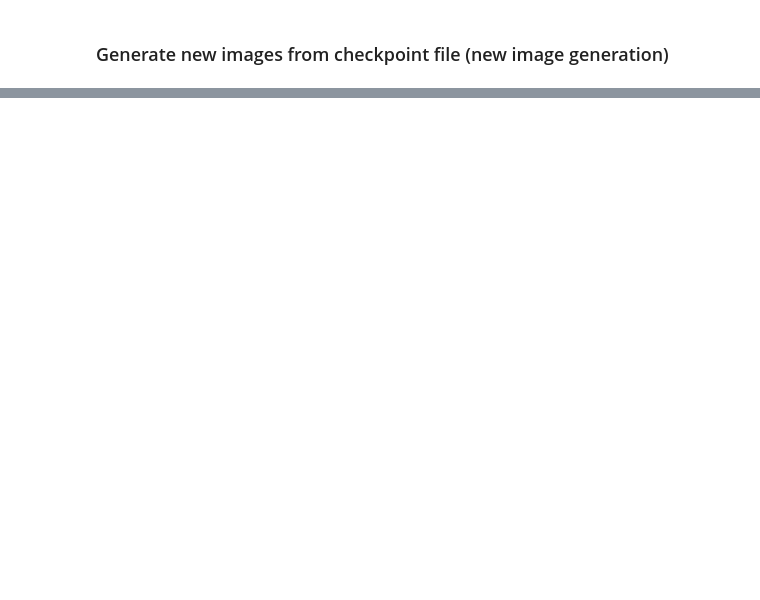
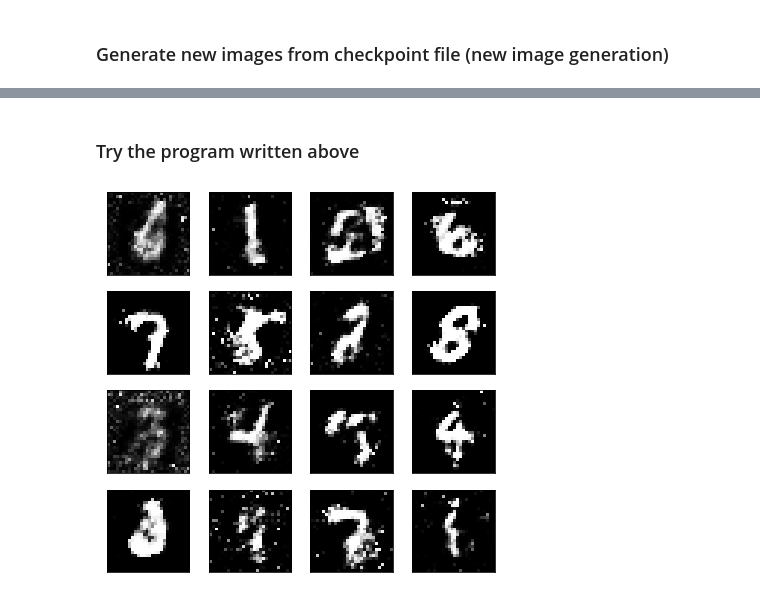
Before and after one commit to akadahiroyasu/GAN_introduction, a Jupyter notebook: GAN_MNIST.ipynb, the cells around one changed output, grey strips where cells are left out. Cells and saved outputs as stored; diff of their text form; code cells hidden in the pictures; blank space fills up the shorter version.

```diff
--- a/GAN_MNIST.ipynb
+++ b/GAN_MNIST.ipynb
@@ -261,0 +256,13 @@ Use standard file APIs to check for files with this prefix.
+# %% [markdown]
+### Try the program written above
+# %%
+saver = tf.train.Saver(var_list=g_vars)
+with tf.Session() as sess:
+    saver.restore(sess, tf.train.latest_checkpoint('checkpoints'))
+    sample_z = np.random.uniform(-1, 1, size=(16, z_size))
+    gen_samples = sess.run(generator(input_z, input_size, n_units=g_hidden_size, reuse=True, alpha=alpha),
+                           feed_dict={input_z: sample_z})
+
+_ = view_samples(0, [gen_samples])
+# %% [output]
+[figure, added]
```
Also changed, not shown: parts of 10 cells of this notebook, 5 other files.
